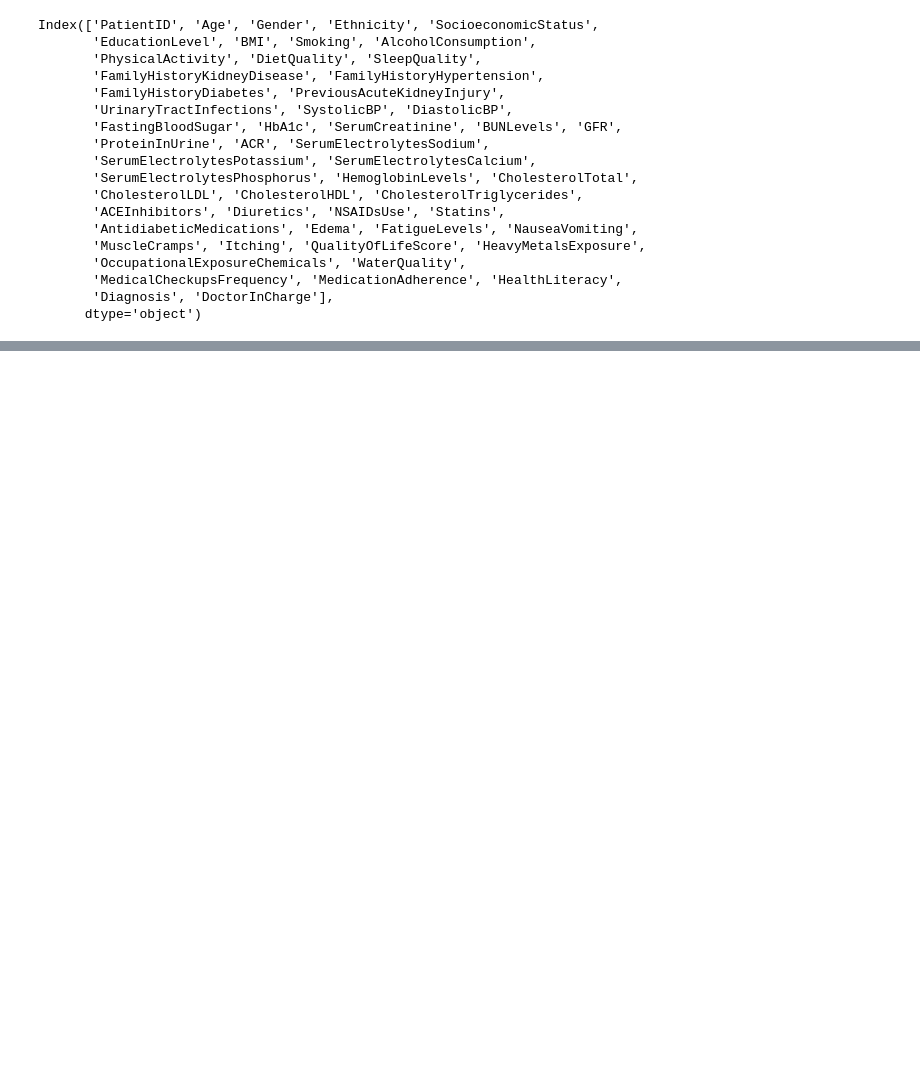
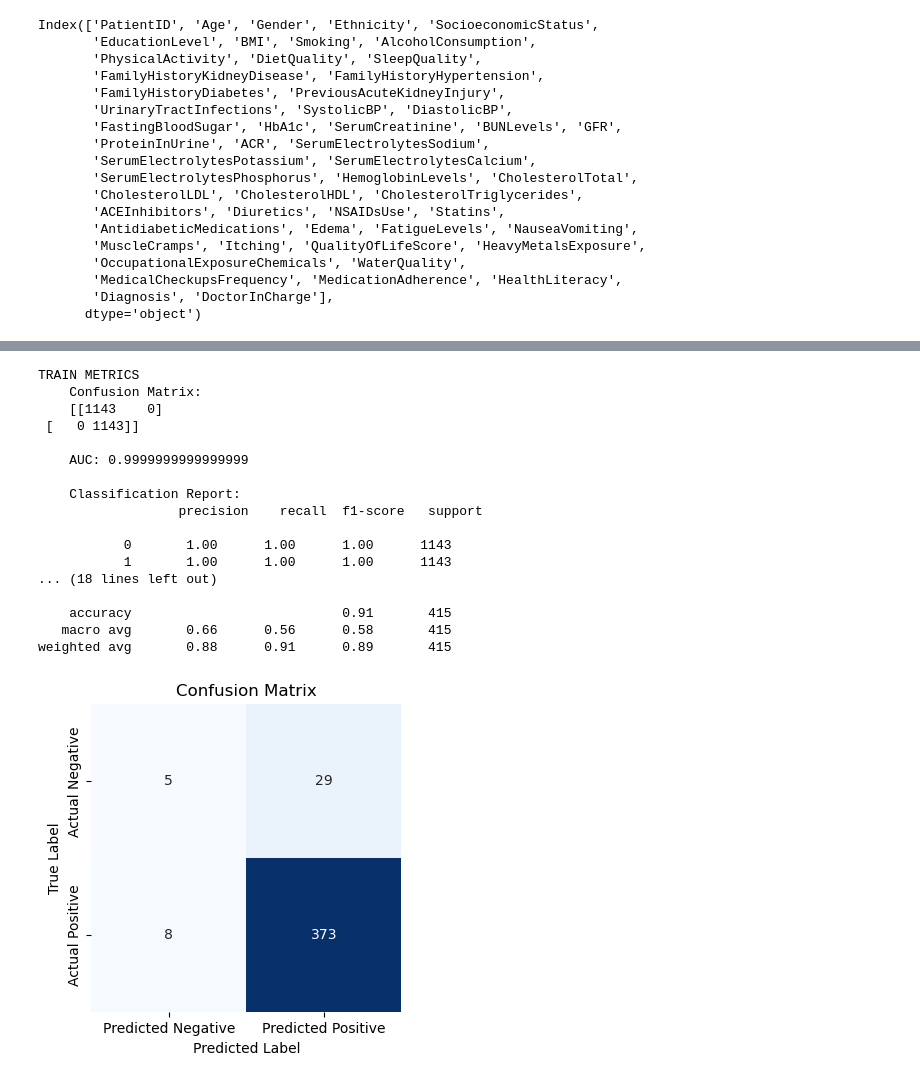
Before and after one commit to TheBoognish138/project-4, a Jupyter notebook: project/notebook.ipynb, the cells around one changed output, grey strips where cells are left out. Cells and saved outputs as stored; diff of their text form; code cells hidden in the pictures; blank space fills up the shorter version.

```diff
--- a/project/notebook.ipynb
+++ b/project/notebook.ipynb
@@ -111,0 +356,28 @@ cols_to_drop = [""]
+# %%
+# Step 2: Init the Model
+rf = Pipeline([
+    ('preprocessor', preprocessor),
+    ('classifier', RandomForestClassifier(random_state=42))
+])
+
+# Do Machine Learning
+doClassification(rf, X_train, X_test, y_train, y_test)
+# %% [output]
+TRAIN METRICS
+    Confusion Matrix:
+    [[1143    0]
+ [   0 1143]]
+
+    AUC: 0.9999999999999999
+
+    Classification Report:
+                  precision    recall  f1-score   support
+
+           0       1.00      1.00      1.00      1143
+           1       1.00      1.00      1.00      1143
+... (18 lines left out)
+
+    accuracy                           0.91       415
+   macro avg       0.66      0.56      0.58       415
+weighted avg       0.88      0.91      0.89       415
+[figure, added]
```
Also changed, not shown: parts of 28 cells of this notebook.
